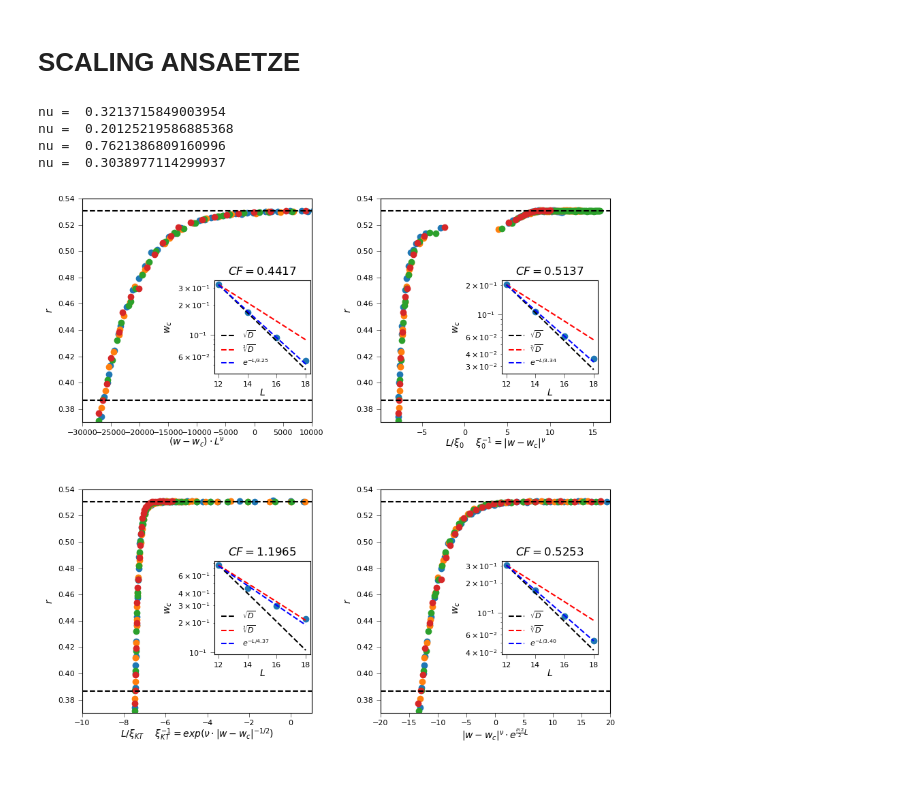
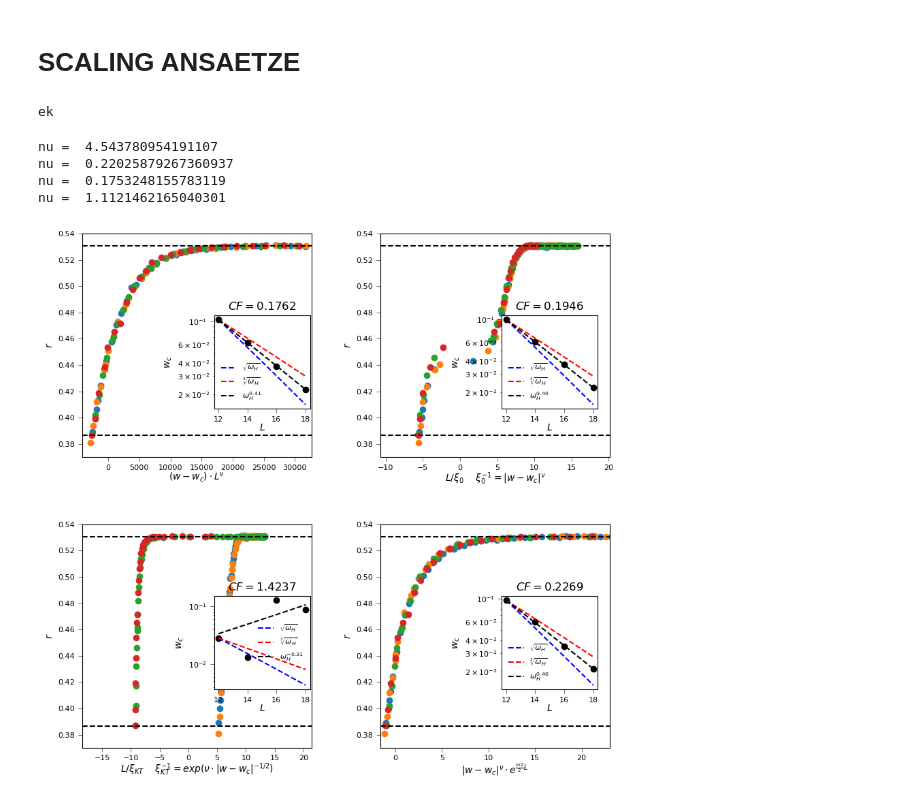
Before and after one commit to makskliczkowski/Transverse_Ising_ETH, a Jupyter notebook: IsignTransverse_ETH/Python/cost_function_analysis.ipynb, the cells around one changed output. Cells and saved outputs as stored; diff of their text form; code cells hidden in the pictures.

```diff
--- a/IsignTransverse_ETH/Python/cost_function_analysis.ipynb
+++ b/IsignTransverse_ETH/Python/cost_function_analysis.ipynb
@@ -167,7 +167,10 @@ plot_dist(vs='w', scaling_ansatz='RG', crit_fun='free')
 # %% [markdown]
 # SCALING ANSAETZE
 # %%
-def plot_gaps(axis, vs = 'g', crit_fun = 'free', scaling_ansatz = 'FGR', fit_func = power_law):
+from regex import X
+
+
+def plot_gaps(axis, vs = 'g', crit_fun = 'free', scaling_ansatz = 'FGR'):
     set_class = copy.deepcopy(cf.plot_settings)
     set_class.set_scaling('L')
     set_class.set_vs(vs)
@@ -176,7 +179,7 @@ def plot_gaps(axis, vs = 'g', crit_fun = 'free', scaling_ansatz = 'FGR', fit_fun
 
     lab = hfun.var_name if settings['vs_idx'] == 2 else vs
     cost_fun = np.mean(cost_fun)
-    crit_exp = np.median(crit_exp)
+    crit_exp = np.mean(crit_exp)
     crit_pars = np.array([np.median(crit_pars[i]) for i in range(num_of_sizes)])
 
     xvals = []
@@ -187,19 +190,34 @@ def plot_gaps(axis, vs = 'g', crit_fun = 'free', scaling_ansatz = 'FGR', fit_fun
         filename = cf.base_directory + "STATISTICS" + os.sep + hfun.remove_info(hfun.info_param(cf.params_arr), settings['vs']) + ".dat"
         if os.path.exists(filename):
             stats = hfun.read_python_saved_dat_file(filename)
-            xvals.append(stats[0])
-            gap_ratio.append(stats[1])
+            r_tmp = stats[1]
+            xvals.append(np.array([stats[0][i] for i, r in enumerate(r_tmp) if r > 0.38]))
+            gap_ratio.append(np.array([stats[1][i] for i, r in enumerate(r_tmp) if r > 0.38]))
     xvals = np.array(xvals)
     #vals, xvals, tau, gap_ratio = thouless.load(settings=settings)
     rescale_fun = cost.resc_functions_dict[scaling_ansatz]
     critical_fun = cost.crit_functions_dict[crit_fun]
+
+    x_min = 1e10
+    x_max = -1e10
     for i in range(num_of_sizes):
         xpoints = (rescale_fun(xvals[i], vals[i], critical_fun, crit_exp, *crit_pars))
         axis.scatter(xpoints, gap_ratio[i])
 
+        idx = 0
+        x = 0
+        while x < 0.385:    x = gap_ratio[i][idx];  idx += 1;
+        if xpoints[idx] < x_min: x_min = xpoints[idx]
+        idx = 0
+        x = 0
+        while x < 0.525:     x = gap_ratio[i][idx];  idx += 1;
+        if xpoints[idx] > x_max: x_max = xpoints[idx]
+
+    x_min = 2.0 * x_min if x_min < 0 else 0.25 * x_min
+    x_max = 2.5 * x_max if x_max > 0 else 0.5 * x_max
     if crit_fun == 'free_inv':
         crit_pars = np.array([1. / x for x in crit_pars])
-    print("nu = ", crit_pars[0])
+    print("nu = ", crit_exp)
     xlab = cost.scale_ansatz_label[scaling_ansatz](lab)
 
     hfun.set_plot_elements(axis = axis, ylabel = "r", xlabel = xlab, settings=settings,
@@ -207,6 +225,7 @@ def plot_gaps(axis, vs = 'g', crit_fun = 'free', scaling_ansatz = 'FGR', fit_fun
     axis.set_xscale('linear')
     axis.set_yscale('linear')
     axis.set_ylim(0.37, 0.54)
+    axis.set_xlim(x_min, x_max)
 
     axis.axhline(y=0.5307, ls='--', color='black')
     axis.axhline(y=0.3867, ls='--', color='black')
@@ -215,21 +234,19 @@ def plot_gaps(axis, vs = 'g', crit_fun = 'free', scaling_ansatz = 'FGR', fit_fun
     ax = hfun.add_subplot_axes(axis, [left, bottom, width, height])
     sizes = np.array([12 + 2 * i for i in range(num_of_sizes)])
 
+    def fit_func(x, prefactor, alfa):
+        return prefactor * (np.sqrt(x) / binom(x, x / 2))**alfa
+
     pars, pcov = fit(f=fit_func,
                             xdata=sizes,
                             ydata=crit_pars)
-    ax.scatter(sizes, crit_pars)
-    fit_name = None
-    if fit_func == exp_fit:
-        ax.plot(sizes, fit_func(sizes - 12., 2. / np.log(2), crit_pars[0]) * np.sqrt(np.sqrt(sizes/12)), linestyle='--', color='black', label=r"$\sqrt{D}$")
-        ax.plot(sizes, fit_func(sizes - 12., 3. / np.log(2), crit_pars[0]) * np.sqrt(np.sqrt(sizes/12)), linestyle='--', color='red', label=r"$\sqrt[3]{D}$")
-        fit_name = r"$e^{-L/%.2f}$"%pars[0]
-    elif fit_func == power_law:
-        ax.plot(sizes, fit_func(sizes.astype(float)/12, -2., crit_pars[0]), linestyle='--', color='black', label=r"$L^{2}$")
-        ax.plot(sizes, fit_func(sizes.astype(float)/12, -3., crit_pars[0]), linestyle='--', color='red', label=r"$L^{3}$")
-        fit_name = r"$L^{%.2f}$"%pars[0]
+    ax.scatter(sizes, crit_pars, color='black')
 
-    ax.plot(sizes, fit_func(sizes, pars[0], pars[1]), linestyle='--', color='blue', label=fit_name)
+    ax.plot(sizes, np.array(fit_func(sizes, 1.0, 1/2.)) / fit_func(sizes[0], 1.0, 1/2.) * crit_pars[0], linestyle='--', color='blue', label=r"$\sqrt{\omega_H}$")
+    ax.plot(sizes, np.array(fit_func(sizes, 1.0, 1/3.)) / fit_func(sizes[0], 1.0, 1/3.) * crit_pars[0], linestyle='--', color='red', label=r"$\sqrt[3]{\omega_H}$")
+    fit_name = r"$\omega_H^{%.2f}$"%pars[1]
+
+    ax.plot(sizes, fit_func(sizes, pars[0], pars[1]), linestyle='--', color='black', label=fit_name)
     hfun.set_plot_elements(axis = ax, ylabel = lab + "_c", xlabel = "L", settings=settings,
                             font_size=8, set_legend=True, xlim=(None, None), ylim=(None, None))
     ax.set_xscale('linear')
@@ -239,26 +256,26 @@ def plot_gaps(axis, vs = 'g', crit_fun = 'free', scaling_ansatz = 'FGR', fit_fun
     #ax.yaxis.set_minor_formatter(matplotlib.ticker.FuncFormatter(lambda x, pos: "%.2f"%x))
 
     ax.set_title(r"$CF=%.4f$"%cost_fun)
+
+print("ek")
+# %% [output]
+ek
 # %%
 fig, ((ax1, ax2), (ax3, ax4)) = plt.subplots( nrows=2, ncols=2, figsize=(10,10), dpi = 100)
 
 
-plot_gaps(ax1, vs = 'w', scaling_ansatz='classic', fit_func=exp_fit)
-ax1.set_xlim(-30000, 10000)
-plot_gaps(ax2, vs = 'w', scaling_ansatz='RG', fit_func=exp_fit)
-#ax2.set_xlim(-10, 15)
-plot_gaps(ax3, vs = 'w', scaling_ansatz='KT', fit_func=exp_fit)
-ax3.set_xlim(-10, 1)
-plot_gaps(ax4, vs = 'w', scaling_ansatz='FGR', fit_func=exp_fit)
-ax4.set_xlim(-20, 20)
+plot_gaps(ax1, vs = 'w', scaling_ansatz='classic')
+plot_gaps(ax2, vs = 'w', scaling_ansatz='RG')
+plot_gaps(ax3, vs = 'w', scaling_ansatz='KT')
+plot_gaps(ax4, vs = 'w', scaling_ansatz='FGR')
 
 fig.subplots_adjust(wspace=0.3, hspace=0.3)
 # %% [output]
-nu =  0.3213715849003954
-nu =  0.20125219586885368
-nu =  0.7621386809160996
-nu =  0.3038977114299937
+nu =  4.543780954191107
+nu =  0.22025879267360937
+nu =  0.1753248155783119
+nu =  1.1121462165040301
-[figure, old version]
+[figure, new version]
 # %%
 fig, ((ax1, ax2), (ax3, ax4)) = plt.subplots( nrows=2, ncols=2, figsize=(10,10), dpi = 100)
 
```
Also changed, not shown: parts of 4 cells of this notebook, 5 other files.
